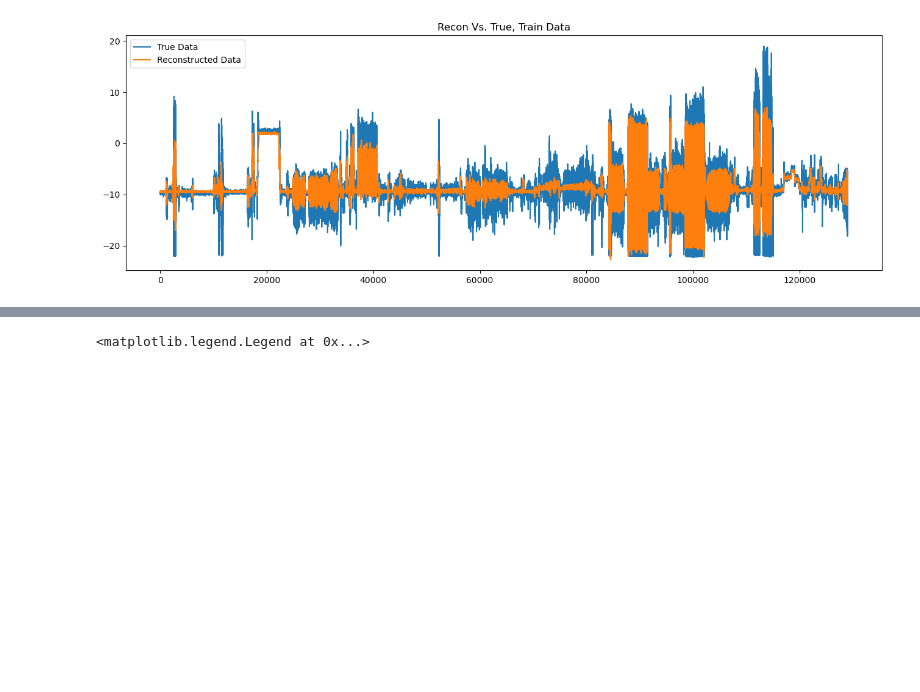
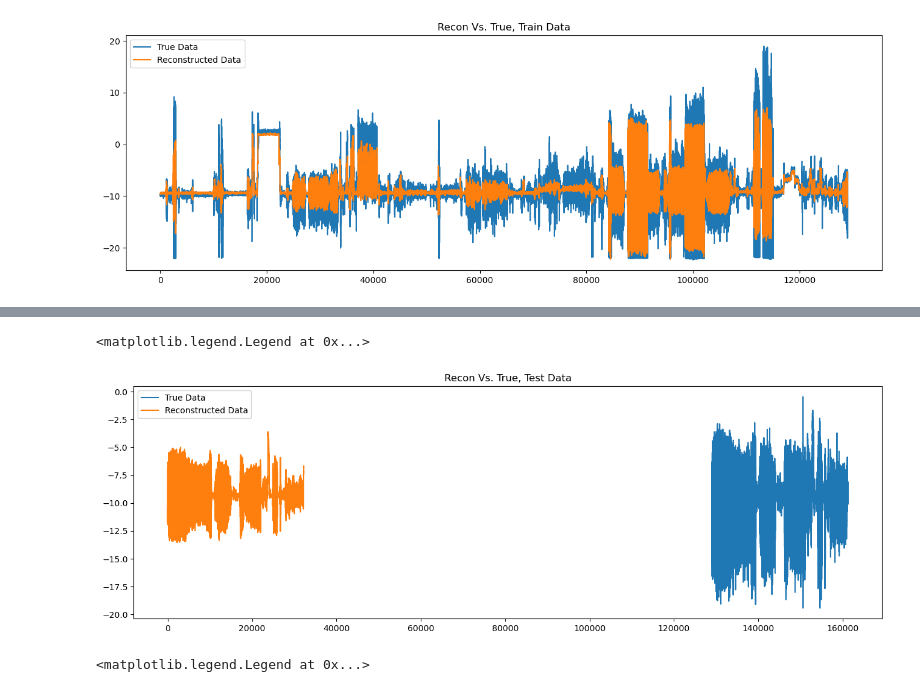
Before and after one commit to johnymeng/gait-project, a Jupyter notebook: VAE+RNN/lstm_vae/1_dim_larger_latent.ipynb, the cells around one changed output, grey strips where cells are left out. Drawn from its saved outputs; the diff is of its cells as text; code cells hidden in the pictures; blank space fills up the shorter version.

```diff
--- a/VAE+RNN/lstm_vae/1_dim_larger_latent.ipynb
+++ b/VAE+RNN/lstm_vae/1_dim_larger_latent.ipynb
@@ -527,3 +470,14 @@ plt.legend()
+# %%
+test_recon = predict(model, test_loader)
+
+plt.figure(figsize=(16,5))
+plt.plot(dataset[split_idx:], label="True Data")
+plt.plot(test_recon.cpu(), label="Reconstructed Data")
+plt.title("Recon Vs. True, Test Data")
+plt.legend()
+# %% [output]
+<matplotlib.legend.Legend at 0x...>
+[figure, added]
 # %%
 # plt.subplots(2)
 plt.figure(figsize=(16,5))
```
Also changed, not shown: parts of 14 cells of this notebook, 16 other files.
